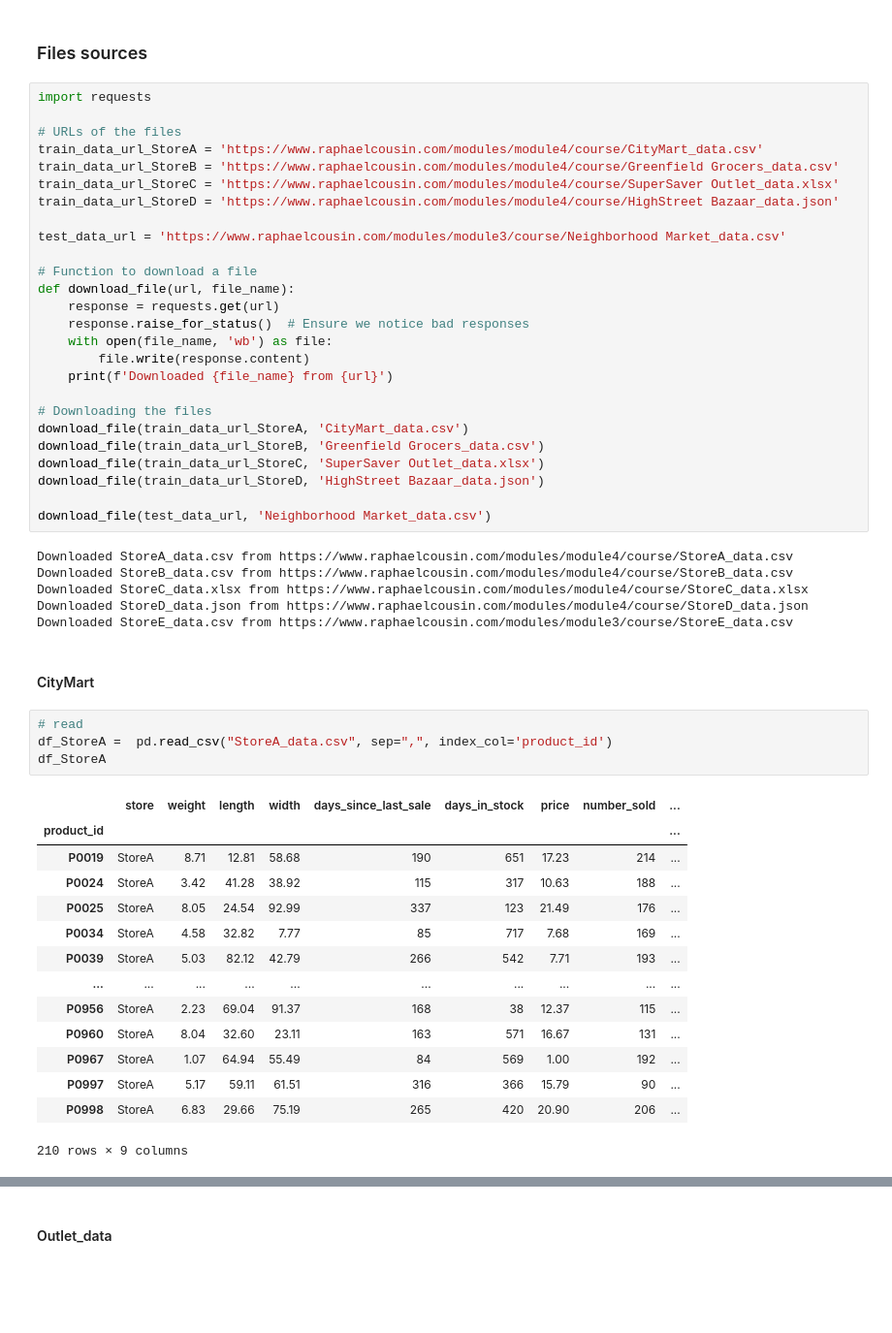
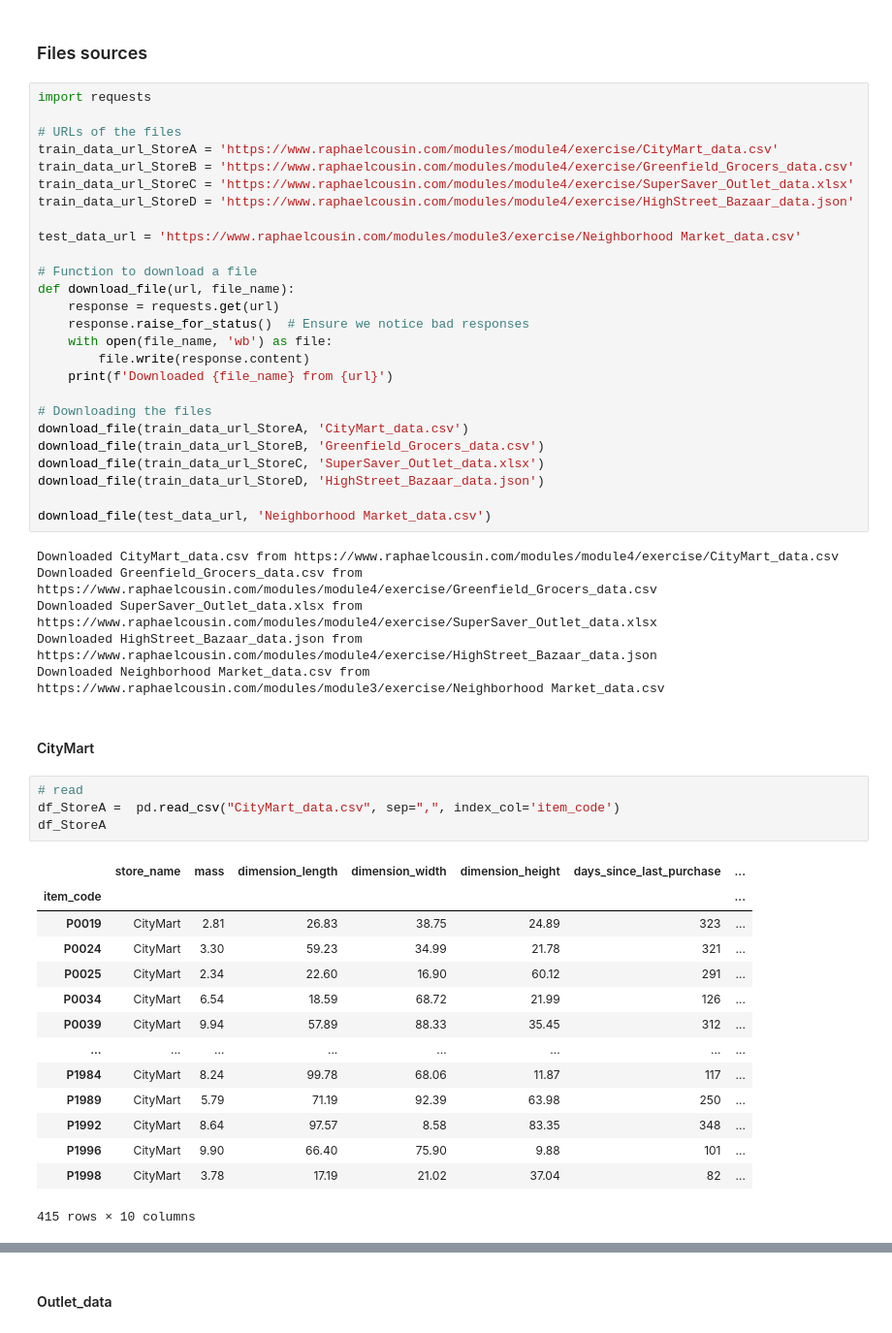
Before and after one commit to racousin/data_science_practice, a Jupyter notebook: website/public/modules/module4/exercise/module4_exercise_model_test.ipynb, the cells around one changed output, grey strips where cells are left out. Shown at 97% size. Drawn from its saved outputs; the diff is of its cells as text; blank space fills up the shorter version.

```diff
--- a/website/public/modules/module4/exercise/module4_exercise_model_test.ipynb
+++ b/website/public/modules/module4/exercise/module4_exercise_model_test.ipynb
@@ -11,12 +11,12 @@ import seaborn as sns
 import requests
 
 # URLs of the files
-train_data_url_StoreA = 'https://www.raphaelcousin.com/modules/module4/course/CityMart_data.csv'
-train_data_url_StoreB = 'https://www.raphaelcousin.com/modules/module4/course/Greenfield Grocers_data.csv'
-train_data_url_StoreC = 'https://www.raphaelcousin.com/modules/module4/course/SuperSaver Outlet_data.xlsx'
-train_data_url_StoreD = 'https://www.raphaelcousin.com/modules/module4/course/HighStreet Bazaar_data.json'
+train_data_url_StoreA = 'https://www.raphaelcousin.com/modules/module4/exercise/CityMart_data.csv'
+train_data_url_StoreB = 'https://www.raphaelcousin.com/modules/module4/exercise/Greenfield_Grocers_data.csv'
+train_data_url_StoreC = 'https://www.raphaelcousin.com/modules/module4/exercise/SuperSaver_Outlet_data.xlsx'
+train_data_url_StoreD = 'https://www.raphaelcousin.com/modules/module4/exercise/HighStreet_Bazaar_data.json'
 
-test_data_url = 'https://www.raphaelcousin.com/modules/module3/course/Neighborhood Market_data.csv'
+test_data_url = 'https://www.raphaelcousin.com/modules/module3/exercise/Neighborhood Market_data.csv'
 
 # Function to download a file
 def download_file(url, file_name):
@@ -28,36 +28,36 @@ def download_file(url, file_name):
 
 # Downloading the files
 download_file(train_data_url_StoreA, 'CityMart_data.csv')
-download_file(train_data_url_StoreB, 'Greenfield Grocers_data.csv')
-download_file(train_data_url_StoreC, 'SuperSaver Outlet_data.xlsx')
-download_file(train_data_url_StoreD, 'HighStreet Bazaar_data.json')
+download_file(train_data_url_StoreB, 'Greenfield_Grocers_data.csv')
+download_file(train_data_url_StoreC, 'SuperSaver_Outlet_data.xlsx')
+download_file(train_data_url_StoreD, 'HighStreet_Bazaar_data.json')
 
 download_file(test_data_url, 'Neighborhood Market_data.csv')
 # %% [output]
-Downloaded StoreA_data.csv from https://www.raphaelcousin.com/modules/module4/course/StoreA_data.csv
-Downloaded StoreB_data.csv from https://www.raphaelcousin.com/modules/module4/course/StoreB_data.csv
-Downloaded StoreC_data.xlsx from https://www.raphaelcousin.com/modules/module4/course/StoreC_data.xlsx
-Downloaded StoreD_data.json from https://www.raphaelcousin.com/modules/module4/course/StoreD_data.json
-Downloaded StoreE_data.csv from https://www.raphaelcousin.com/modules/module3/course/StoreE_data.csv
+Downloaded CityMart_data.csv from https://www.raphaelcousin.com/modules/module4/exercise/CityMart_data.csv
+Downloaded Greenfield_Grocers_data.csv from https://www.raphaelcousin.com/modules/module4/exercise/Greenfield_Grocers_data.csv
+Downloaded SuperSaver_Outlet_data.xlsx from https://www.raphaelcousin.com/modules/module4/exercise/SuperSaver_Outlet_data.xlsx
+Downloaded HighStreet_Bazaar_data.json from https://www.raphaelcousin.com/modules/module4/exercise/HighStreet_Bazaar_data.json
+Downloaded Neighborhood Market_data.csv from https://www.raphaelcousin.com/modules/module3/exercise/Neighborhood Market_data.csv
 # %% [markdown]
 #### CityMart
 # %%
 # read
-df_StoreA =  pd.read_csv("StoreA_data.csv", sep=",", index_col='product_id')
+df_StoreA =  pd.read_csv("CityMart_data.csv", sep=",", index_col='item_code')
 df_StoreA
 # %% [output]
-|  | store | weight | length | width | days_since_last_sale | days_in_stock | price | number_sold | ... |
-| product_id |  |  |  |  |  |  |  |  | ... |
-| P0019 | StoreA | 8.71 | 12.81 | 58.68 | 190 | 651 | 17.23 | 214 | ... |
-| P0024 | StoreA | 3.42 | 41.28 | 38.92 | 115 | 317 | 10.63 | 188 | ... |
-| P0025 | StoreA | 8.05 | 24.54 | 92.99 | 337 | 123 | 21.49 | 176 | ... |
-| P0034 | StoreA | 4.58 | 32.82 | 7.77 | 85 | 717 | 7.68 | 169 | ... |
-| P0039 | StoreA | 5.03 | 82.12 | 42.79 | 266 | 542 | 7.71 | 193 | ... |
-| ... | ... | ... | ... | ... | ... | ... | ... | ... | ... |
-| P0956 | StoreA | 2.23 | 69.04 | 91.37 | 168 | 38 | 12.37 | 115 | ... |
-| P0960 | StoreA | 8.04 | 32.60 | 23.11 | 163 | 571 | 16.67 | 131 | ... |
-| P0967 | StoreA | 1.07 | 64.94 | 55.49 | 84 | 569 | 1.00 | 192 | ... |
-| P0997 | StoreA | 5.17 | 59.11 | 61.51 | 316 | 366 | 15.79 | 90 | ... |
-| P0998 | StoreA | 6.83 | 29.66 | 75.19 | 265 | 420 | 20.90 | 206 | ... |
+|  | store_name | mass | dimension_length | dimension_width | dimension_height | days_since_last_purchase | ... |
+| item_code |  |  |  |  |  |  | ... |
+| P0019 | CityMart | 2.81 | 26.83 | 38.75 | 24.89 | 323 | ... |
+| P0024 | CityMart | 3.30 | 59.23 | 34.99 | 21.78 | 321 | ... |
+| P0025 | CityMart | 2.34 | 22.60 | 16.90 | 60.12 | 291 | ... |
+| P0034 | CityMart | 6.54 | 18.59 | 68.72 | 21.99 | 126 | ... |
+| P0039 | CityMart | 9.94 | 57.89 | 88.33 | 35.45 | 312 | ... |
+| ... | ... | ... | ... | ... | ... | ... | ... |
+| P1984 | CityMart | 8.24 | 99.78 | 68.06 | 11.87 | 117 | ... |
+| P1989 | CityMart | 5.79 | 71.19 | 92.39 | 63.98 | 250 | ... |
+| P1992 | CityMart | 8.64 | 97.57 | 8.58 | 83.35 | 348 | ... |
+| P1996 | CityMart | 9.90 | 66.40 | 75.90 | 9.88 | 101 | ... |
+| P1998 | CityMart | 3.78 | 17.19 | 21.02 | 37.04 | 82 | ... |
-210 rows × 9 columns
+415 rows × 10 columns
 # %% [markdown]
```
Also changed, not shown: parts of 28 cells of this notebook, 7 other files.
